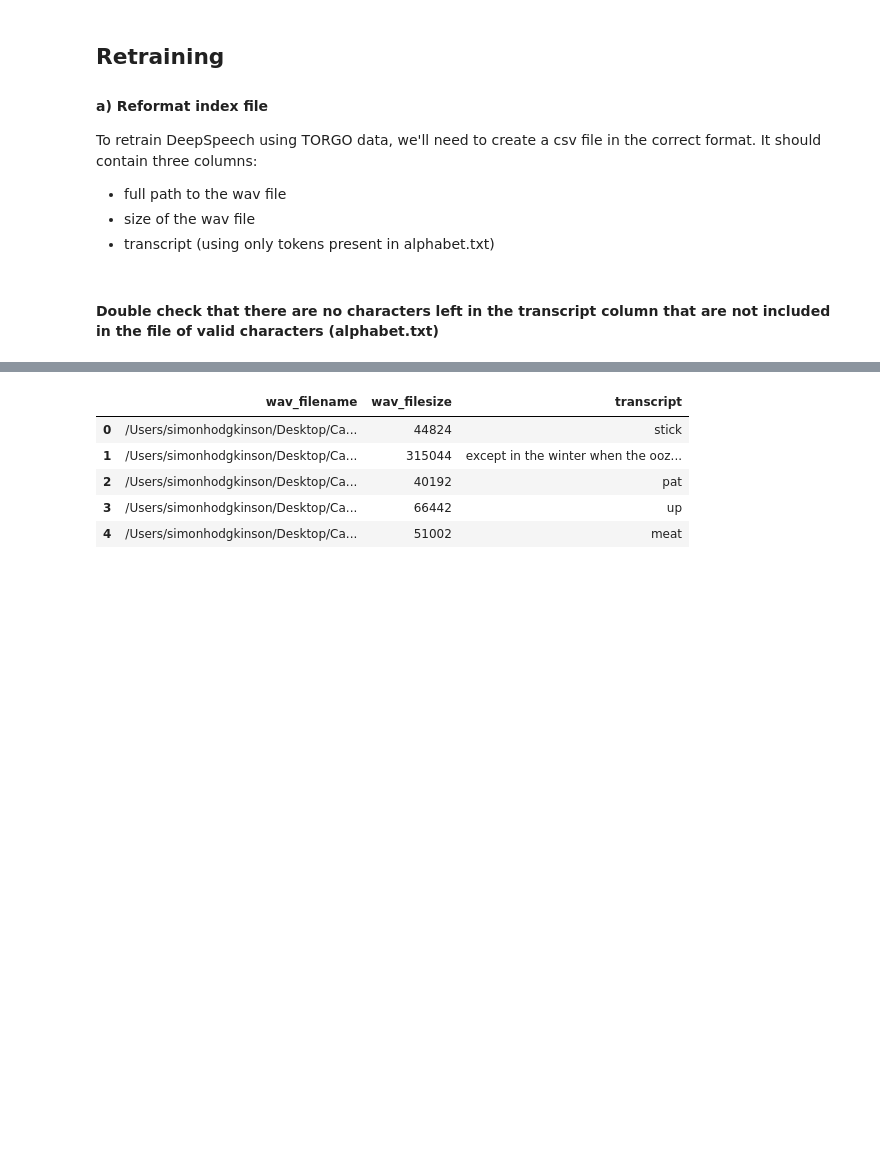
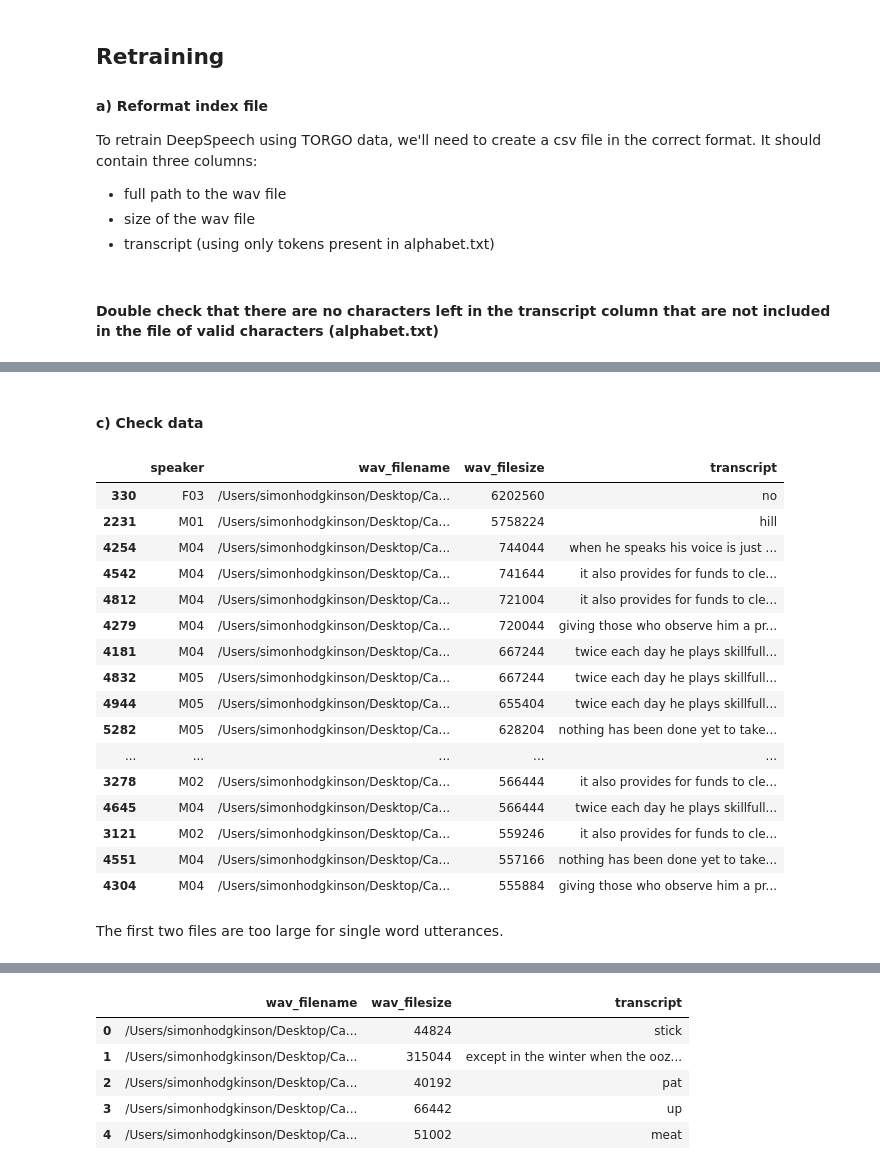
Before and after one commit to miketp333/mids_capstone, a Jupyter notebook: models/Transfer_learning_with_DeepSpeech.ipynb, the cells around one changed output, grey strips where cells are left out. Cells and saved outputs as stored; diff of their text form; code cells hidden in the pictures; blank space fills up the shorter version.

Commit message:
remove outliers from training data

```diff
--- a/models/Transfer_learning_with_DeepSpeech.ipynb
+++ b/models/Transfer_learning_with_DeepSpeech.ipynb
@@ -178,7 +180,7 @@ for p in range(df.shape[0]):
     filesize = os.path.getsize(aud_loc)
     transcript = df['prompt'][p].strip().lower().replace(',', '').replace('.', '') \
     .replace('!', '').replace('?', '').replace(';', '').replace('-', '') \
-    .replace('"', '').replace('[', '').replace('13th', 'thirteenth')
+    .replace('"', '').replace('[', '').replace('13th', 'thirteenth').replace('\x1b','')
     data.append((speaker, aud_loc, filesize, transcript))
 
 # turn the list into a new dataframe
@@ -214,0 +247,23 @@ Counter({'s': 3903,
+# %%
+# Create a new column that flags where sample rate is not 16000
+sample_rate = []
+
+n=1
+for x in list(df2['wav_filename']):
+
+    # display a counter
+    clear_output(wait=True)
+    fs, audio = wav.read(x)
+    print("Current file {0}:{1}".format(n,len(list(df2['wav_filename']))))
+
+    # check sample rate
+    if fs != 16000:
+        sample_rate.append('Bad')
+    else:
+        sample_rate.append('Good')
+
+    # increment the counter
+    n+=1
+
+df2['sample_rate'] = sample_rate
+print("{0} files with incorrect sample rate".format(sum(1 for i in sample_rate if i=='Bad')))
@@ -214,0 +273,6 @@ Counter({'s': 3903,
+# %%
+# Remove elements where sample rate is not 16000 from dataframe
+
+df2 = df2[df2['sample_rate']=='Good'].reset_index(drop=True)
+del df2['sample_rate']
+df2.head()
@@ -214,0 +286,24 @@ Counter({'s': 3903,
+# %% [markdown]
+#### c) Check data
+# %%
+df2.sort_values(by="wav_filesize", ascending=False).head(20)
+# %% [output]
+|  | speaker | wav_filename | wav_filesize | transcript |
+| 330 | F03 | /Users/simonhodgkinson/Desktop/Ca... | 6202560 | no |
+| 2231 | M01 | /Users/simonhodgkinson/Desktop/Ca... | 5758224 | hill |
+| 4254 | M04 | /Users/simonhodgkinson/Desktop/Ca... | 744044 | when he speaks his voice is just ... |
+| 4542 | M04 | /Users/simonhodgkinson/Desktop/Ca... | 741644 | it also provides for funds to cle... |
+| 4812 | M04 | /Users/simonhodgkinson/Desktop/Ca... | 721004 | it also provides for funds to cle... |
+| 4279 | M04 | /Users/simonhodgkinson/Desktop/Ca... | 720044 | giving those who observe him a pr... |
+| 4181 | M04 | /Users/simonhodgkinson/Desktop/Ca... | 667244 | twice each day he plays skillfull... |
+| 4832 | M05 | /Users/simonhodgkinson/Desktop/Ca... | 667244 | twice each day he plays skillfull... |
+| 4944 | M05 | /Users/simonhodgkinson/Desktop/Ca... | 655404 | twice each day he plays skillfull... |
+| 5282 | M05 | /Users/simonhodgkinson/Desktop/Ca... | 628204 | nothing has been done yet to take... |
+| ... | ... | ... | ... | ... |
+| 3278 | M02 | /Users/simonhodgkinson/Desktop/Ca... | 566444 | it also provides for funds to cle... |
+| 4645 | M04 | /Users/simonhodgkinson/Desktop/Ca... | 566444 | twice each day he plays skillfull... |
+| 3121 | M02 | /Users/simonhodgkinson/Desktop/Ca... | 559246 | it also provides for funds to cle... |
+| 4551 | M04 | /Users/simonhodgkinson/Desktop/Ca... | 557166 | nothing has been done yet to take... |
+| 4304 | M04 | /Users/simonhodgkinson/Desktop/Ca... | 555884 | giving those who observe him a pr... |
+# %% [markdown]
+The first two files are too large for single word utterances.
```
Also changed, not shown: parts of 22 cells of this notebook.
